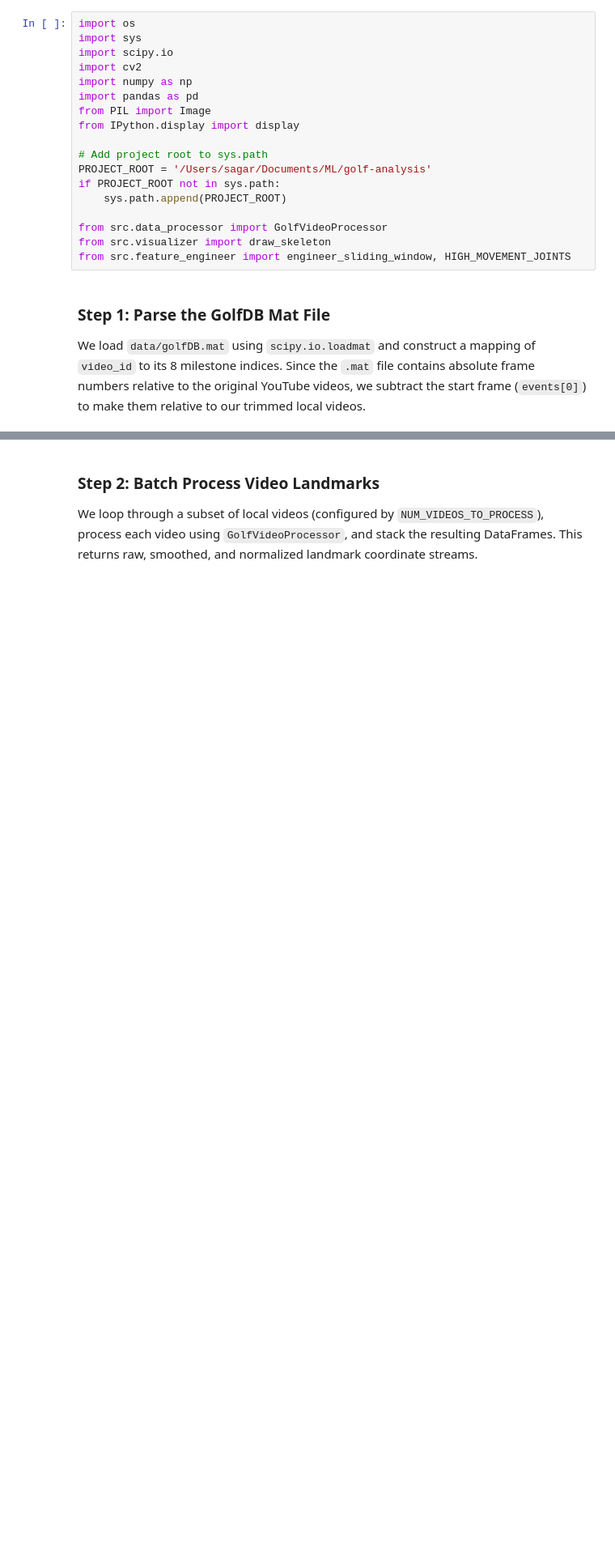
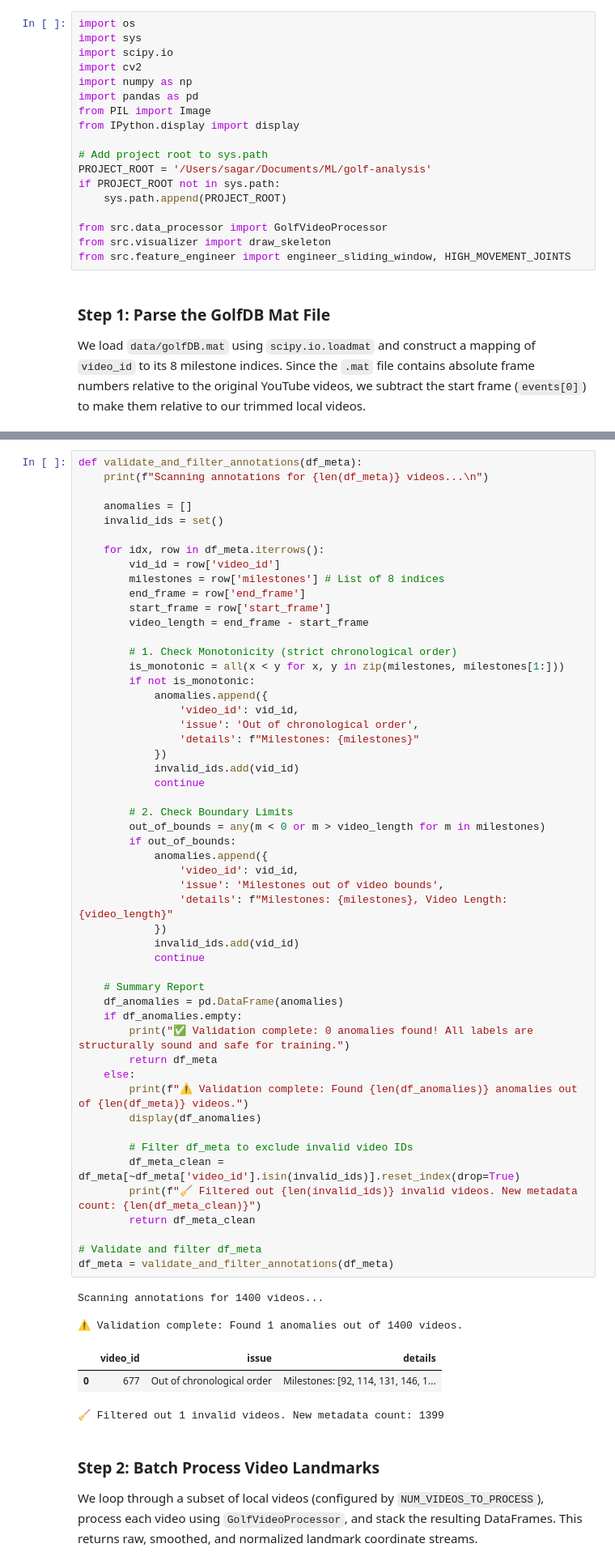
Before and after one commit to Ameenota/golf-analysis, a Jupyter notebook: notebooks/data_pipeline_exploration.ipynb, the cells around one changed output, grey strips where cells are left out. Shown at 81% size. Saved outputs shown, nothing was run; the diff lists cells and outputs as text; blank space fills up the shorter version.

```diff
--- a/notebooks/data_pipeline_exploration.ipynb
+++ b/notebooks/data_pipeline_exploration.ipynb
@@ -79,3 +91,62 @@ df_meta.head()
+# %%
+def validate_and_filter_annotations(df_meta):
+    print(f"Scanning annotations for {len(df_meta)} videos...\n")
+
+    anomalies = []
+    invalid_ids = set()
+
+    for idx, row in df_meta.iterrows():
+        vid_id = row['video_id']
+        milestones = row['milestones'] # List of 8 indices
+        end_frame = row['end_frame']
+        start_frame = row['start_frame']
+        video_length = end_frame - start_frame
+
+        # 1. Check Monotonicity (strict chronological order)
+        is_monotonic = all(x < y for x, y in zip(milestones, milestones[1:]))
+        if not is_monotonic:
+            anomalies.append({
+                'video_id': vid_id,
+                'issue': 'Out of chronological order',
+                'details': f"Milestones: {milestones}"
+            })
+            invalid_ids.add(vid_id)
+            continue
+
+        # 2. Check Boundary Limits
+        out_of_bounds = any(m < 0 or m > video_length for m in milestones)
+        if out_of_bounds:
+            anomalies.append({
+                'video_id': vid_id,
+                'issue': 'Milestones out of video bounds',
+                'details': f"Milestones: {milestones}, Video Length: {video_length}"
+            })
+            invalid_ids.add(vid_id)
+            continue
+
+    # Summary Report
+    df_anomalies = pd.DataFrame(anomalies)
+    if df_anomalies.empty:
+        print("✅ Validation complete: 0 anomalies found! All labels are structurally sound and safe for training.")
+        return df_meta
+    else:
+        print(f"⚠️ Validation complete: Found {len(df_anomalies)} anomalies out of {len(df_meta)} videos.")
+        display(df_anomalies)
+
+        # Filter df_meta to exclude invalid video IDs
+        df_meta_clean = df_meta[~df_meta['video_id'].isin(invalid_ids)].reset_index(drop=True)
+        print(f"🧹 Filtered out {len(invalid_ids)} invalid videos. New metadata count: {len(df_meta_clean)}")
+        return df_meta_clean
+
+# Validate and filter df_meta
+df_meta = validate_and_filter_annotations(df_meta)
+# %% [output]
+Scanning annotations for 1400 videos...
+
+⚠️ Validation complete: Found 1 anomalies out of 1400 videos.
+|  | video_id | issue | details |
+| 0 | 677 | Out of chronological order | Milestones: [92, 114, 131, 146, 1... |
+🧹 Filtered out 1 invalid videos. New metadata count: 1399
 # %% [markdown]
 ### Step 2: Batch Process Video Landmarks
 
```
Also changed, not shown: parts of 11 cells of this notebook, 2 other files.
